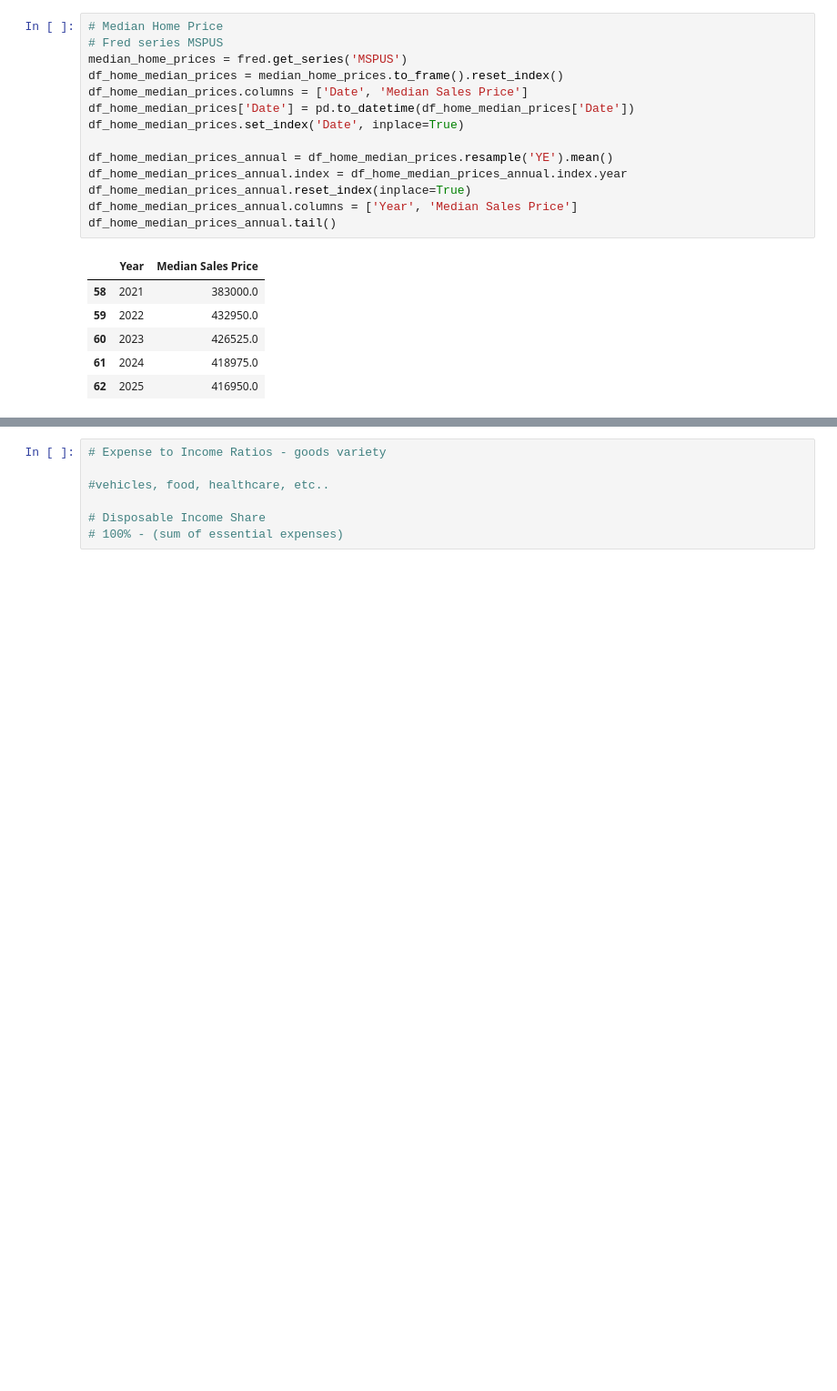
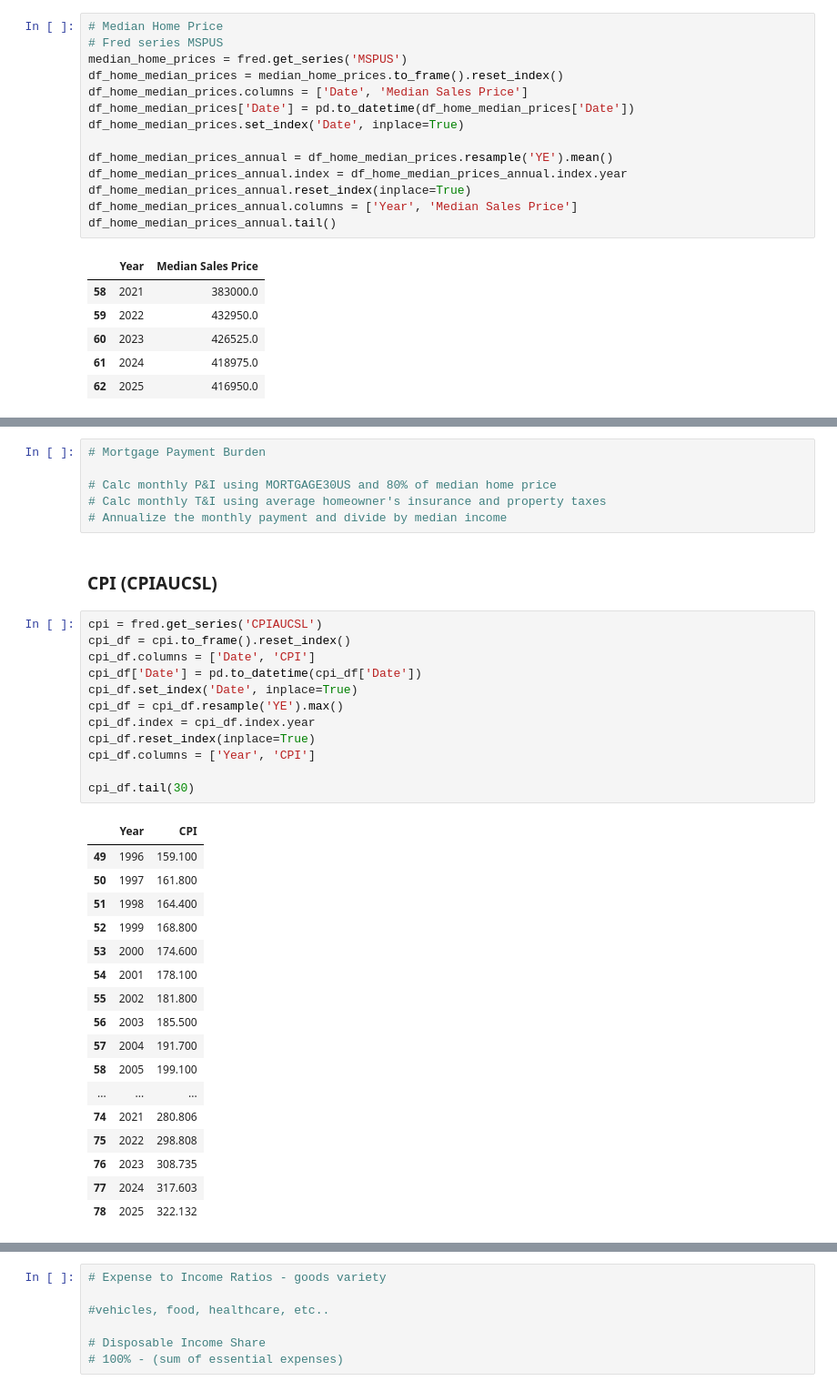
Before and after one commit to wallscreet/gov-data, a Jupyter notebook: notebook.ipynb, the cells around one changed output, grey strips where cells are left out. Shown at 91% size. Cells and saved outputs as stored; diff of their text form; blank space fills up the shorter version.

```diff
--- a/notebook.ipynb
+++ b/notebook.ipynb
@@ -98,0 +155,38 @@ df_mtg30.tail()
+# %%
+# Mortgage Payment Burden
+
+# Calc monthly P&I using MORTGAGE30US and 80% of median home price
+# Calc monthly T&I using average homeowner's insurance and property taxes
+# Annualize the monthly payment and divide by median income
+# %% [markdown]
+### CPI (CPIAUCSL)
+# %%
+cpi = fred.get_series('CPIAUCSL')
+cpi_df = cpi.to_frame().reset_index()
+cpi_df.columns = ['Date', 'CPI']
+cpi_df['Date'] = pd.to_datetime(cpi_df['Date'])
+cpi_df.set_index('Date', inplace=True)
+cpi_df = cpi_df.resample('YE').max()
+cpi_df.index = cpi_df.index.year
+cpi_df.reset_index(inplace=True)
+cpi_df.columns = ['Year', 'CPI']
+
+cpi_df.tail(30)
+# %% [output]
+|  | Year | CPI |
+| 49 | 1996 | 159.100 |
+| 50 | 1997 | 161.800 |
+| 51 | 1998 | 164.400 |
+| 52 | 1999 | 168.800 |
+| 53 | 2000 | 174.600 |
+| 54 | 2001 | 178.100 |
+| 55 | 2002 | 181.800 |
+| 56 | 2003 | 185.500 |
+| 57 | 2004 | 191.700 |
+| 58 | 2005 | 199.100 |
+| ... | ... | ... |
+| 74 | 2021 | 280.806 |
+| 75 | 2022 | 298.808 |
+| 76 | 2023 | 308.735 |
+| 77 | 2024 | 317.603 |
+| 78 | 2025 | 322.132 |
```
Also changed, not shown: parts of 29 cells of this notebook.
